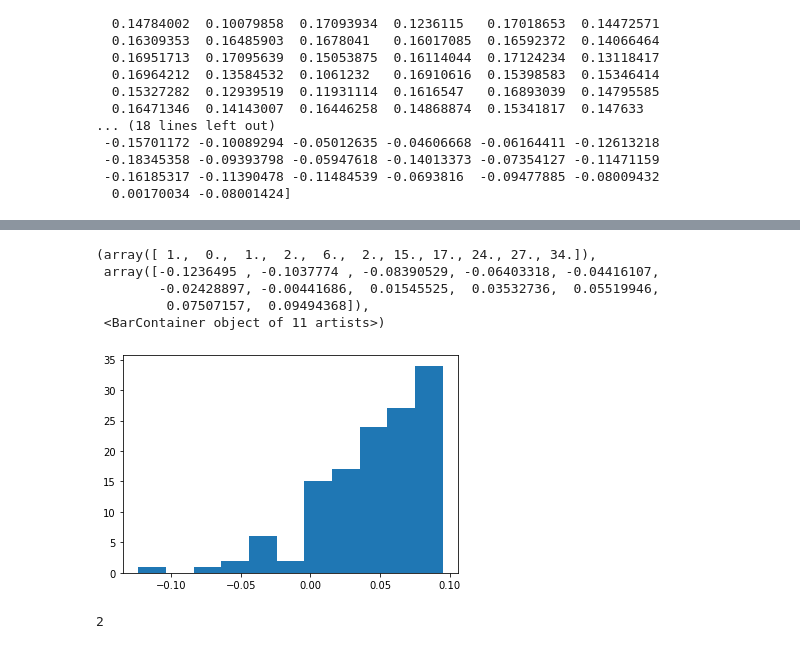
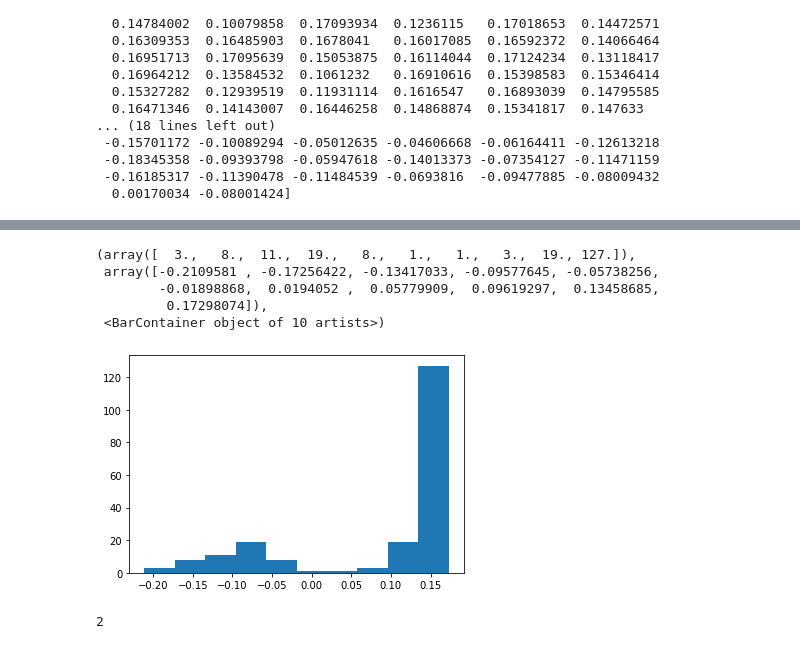
Before and after one commit to anti002/IsolationForestTinyML, a Jupyter notebook: Offline_solution/antonForest.ipynb, the cells around one changed output, grey strips where cells are left out. Cells and saved outputs as stored; diff of their text form; code cells hidden in the pictures.

```diff
--- a/Offline_solution/antonForest.ipynb
+++ b/Offline_solution/antonForest.ipynb
@@ -17,11 +17,11 @@ class antonForest():
             self.sample_size = n_rows
         for i in range(self.t_trees):
 
-            #if n_rows < self.sample_size:
-             #   self.sample_size = n_rows
+            if n_rows < self.sample_size:
+                self.sample_size = n_rows
             #index = self.random_state.choice(range(n_rows), size = self.sample_size, replace = False)
             #This row makes the subsampling and split values random for each run
-            index = self.random_state.randint(0, n_rows, self.sample_size)
+            index = self.random_state.randint(0, n_rows, self.sample_size, replace=False)
             #index = np.random.choice(range(n_rows), size=self.sample_size, replace=False)
             #index = np.random.randint(0, n_rows, self.sample_size)
 
@@ -59,9 +59,8 @@ class antonForest():
     def decision_function(self, data):
 
         average_length = self.path_length(data)
-        scores = np.array([np.power(2, -l/c(self.sample_size)) for l in average_length])
-        #WARNING fix - and +0.5
-        scores = -scores + 0.4775#+0.5250543855355995 #-0.4209613673797462
+        scores = np.array([0.5 - np.power(2, -l/c(self.sample_size)) for l in average_length])
+        #scores = 0.5 - scores
         return scores
 
     def predict_from_score(self, scores, threshold):
@@ -301,12 +328,12 @@ print(scores_pred_lib)
 # %%
-plt.hist(scores_pred_lib, bins=11)
+plt.hist(scores_pred_lib)
 # %% [output]
-(array([ 1.,  0.,  1.,  2.,  6.,  2., 15., 17., 24., 27., 34.]),
- array([-0.1236495 , -0.1037774 , -0.08390529, -0.06403318, -0.04416107,
-        -0.02428897, -0.00441686,  0.01545525,  0.03532736,  0.05519946,
-         0.07507157,  0.09494368]),
- <BarContainer object of 11 artists>)
+(array([  3.,   8.,  11.,  19.,   8.,   1.,   1.,   3.,  19., 127.]),
+ array([-0.2109581 , -0.17256422, -0.13417033, -0.09577645, -0.05738256,
+        -0.01898868,  0.0194052 ,  0.05779909,  0.09619297,  0.13458685,
+         0.17298074]),
+ <BarContainer object of 10 artists>)
-[figure, old version]
+[figure, new version]
 # %%
 file = open("save_forest.ino", "w")
 
```
Also changed, not shown: parts of 7 cells of this notebook, 11 other files.
